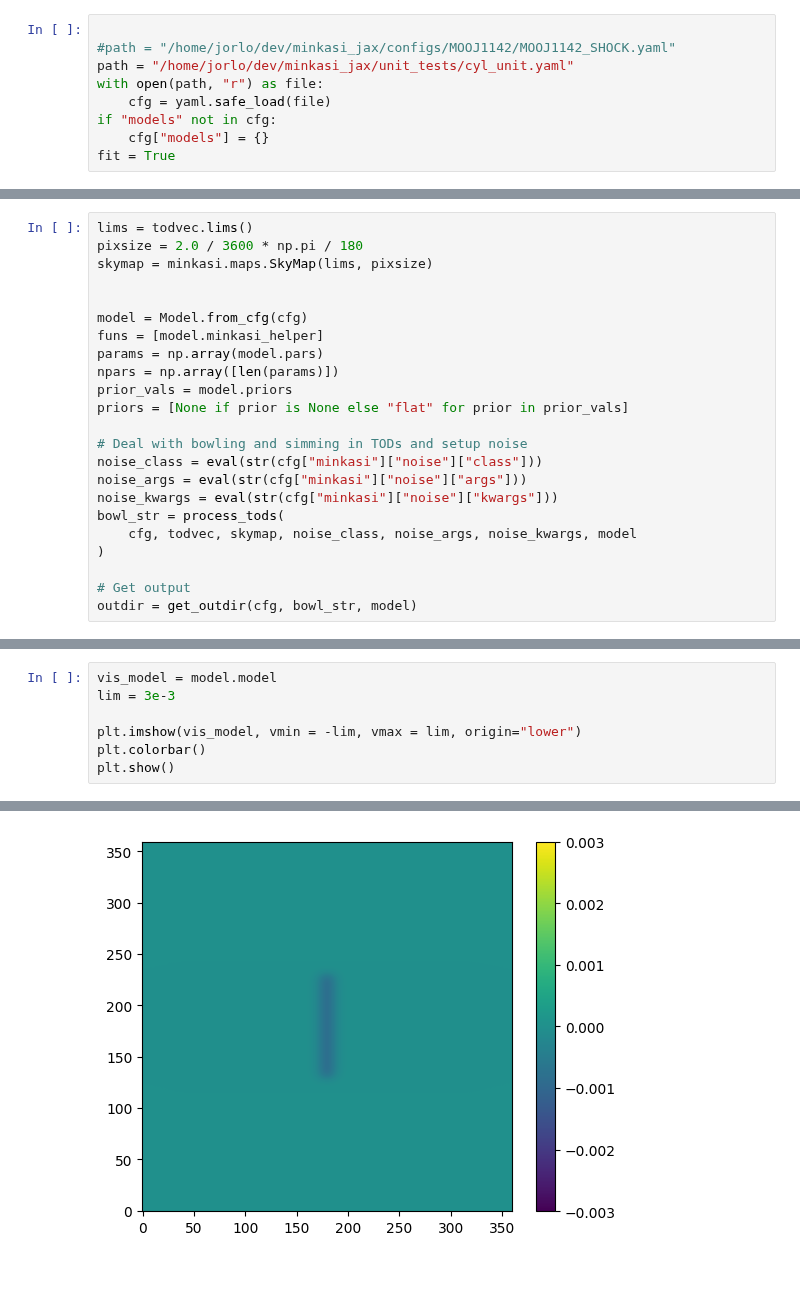
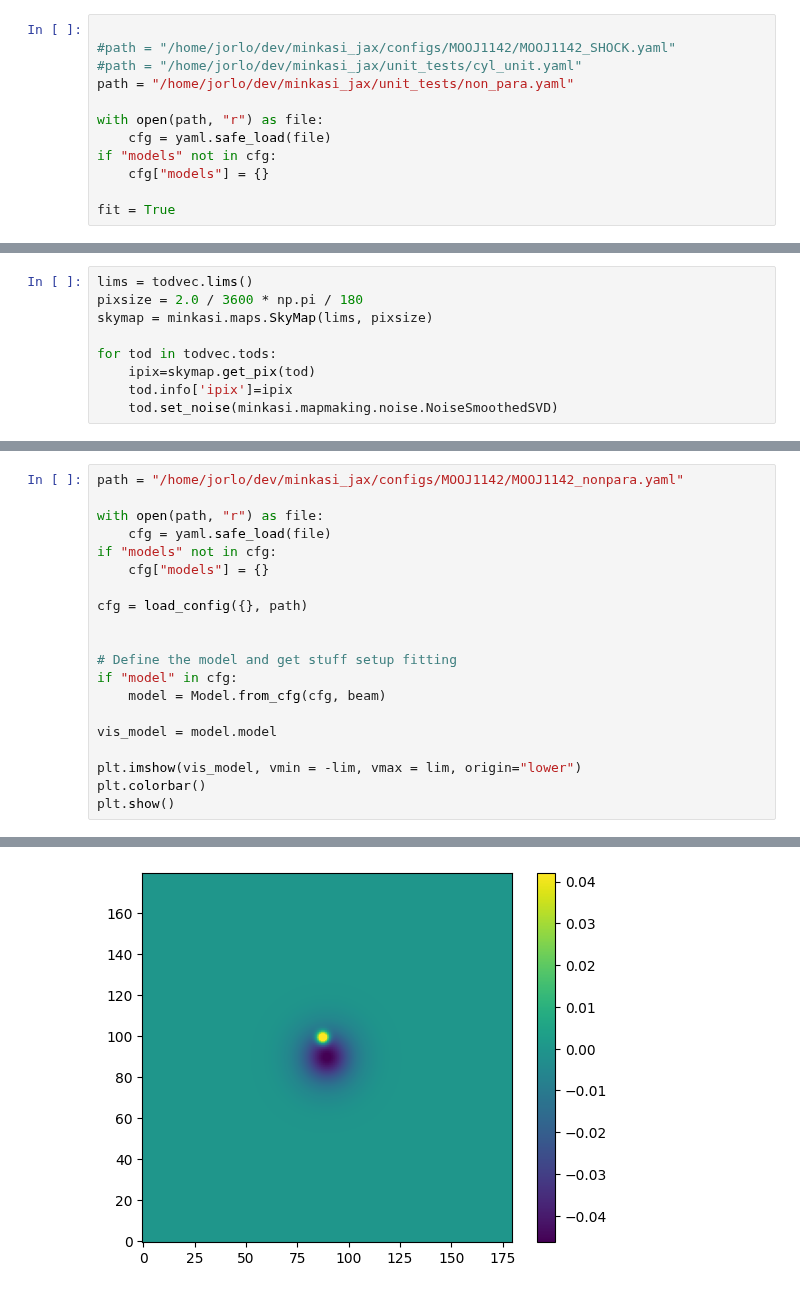
Before and after one commit to MUSTANG-SZ/WITCH, a Jupyter notebook: scratch/model-plotter.ipynb, the cells around one changed output, grey strips where cells are left out. Drawn from its saved outputs; the diff is of its cells as text.

```diff
--- a/scratch/model-plotter.ipynb
+++ b/scratch/model-plotter.ipynb
@@ -27,11 +35,14 @@ nproc:,  1
 # %%
 
 #path = "/home/jorlo/dev/minkasi_jax/configs/MOOJ1142/MOOJ1142_SHOCK.yaml"
-path = "/home/jorlo/dev/minkasi_jax/unit_tests/cyl_unit.yaml"
+#path = "/home/jorlo/dev/minkasi_jax/unit_tests/cyl_unit.yaml"
+path = "/home/jorlo/dev/minkasi_jax/unit_tests/non_para.yaml"
+
 with open(path, "r") as file:
     cfg = yaml.safe_load(file)
 if "models" not in cfg:
     cfg["models"] = {}
+
 fit = True
 # %%
 cfg = load_config({}, path)
@@ -103,24 +135,10 @@ lims = todvec.lims()
 pixsize = 2.0 / 3600 * np.pi / 180
 skymap = minkasi.maps.SkyMap(lims, pixsize)
 
-
-model = Model.from_cfg(cfg)
-funs = [model.minkasi_helper]
-params = np.array(model.pars)
-npars = np.array([len(params)])
-prior_vals = model.priors
-priors = [None if prior is None else "flat" for prior in prior_vals]
-
-# Deal with bowling and simming in TODs and setup noise
-noise_class = eval(str(cfg["minkasi"]["noise"]["class"]))
-noise_args = eval(str(cfg["minkasi"]["noise"]["args"]))
-noise_kwargs = eval(str(cfg["minkasi"]["noise"]["kwargs"]))
-bowl_str = process_tods(
-    cfg, todvec, skymap, noise_class, noise_args, noise_kwargs, model
-)
-
-# Get output
-outdir = get_outdir(cfg, bowl_str, model)
+for tod in todvec.tods:
+    ipix=skymap.get_pix(tod)
+    tod.info['ipix']=ipix
+    tod.set_noise(minkasi.mapmaking.noise.NoiseSmoothedSVD)
 # %% [output]
 got svd
 got svd
@@ -238,6 +255,19 @@ print(np.amin(cur_map[200:300, 150:250]))
 # %%
+path = "/home/jorlo/dev/minkasi_jax/configs/MOOJ1142/MOOJ1142_nonpara.yaml"
+
+with open(path, "r") as file:
+    cfg = yaml.safe_load(file)
+if "models" not in cfg:
+    cfg["models"] = {}
+
+cfg = load_config({}, path)
+
+
+# Define the model and get stuff setup fitting
+if "model" in cfg:
+    model = Model.from_cfg(cfg, beam)
+
 vis_model = model.model
-lim = 3e-3
 
 plt.imshow(vis_model, vmin = -lim, vmax = lim, origin="lower")
 plt.colorbar()
@@ -246,4 +277,4 @@ plt.show()
-[figure, old version]
+[figure, new version]
 # %%
 from witch.core import stage2_model
 
```
Also changed, not shown: parts of 10 cells of this notebook.
